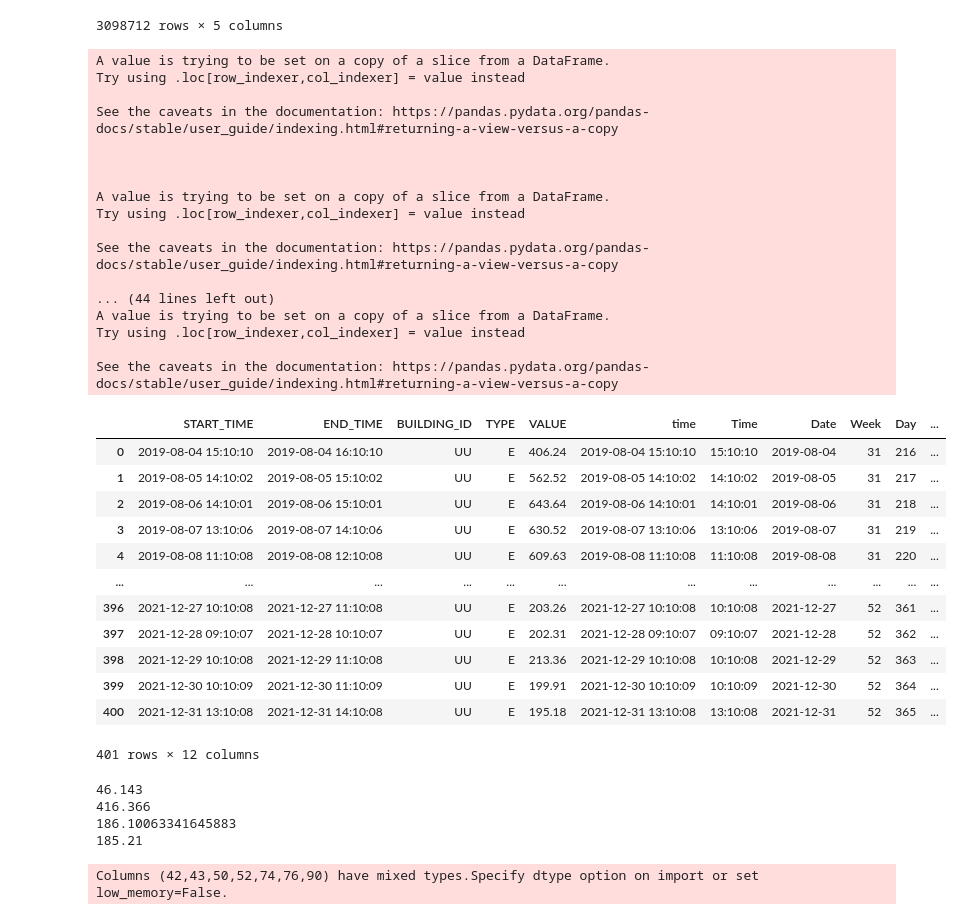
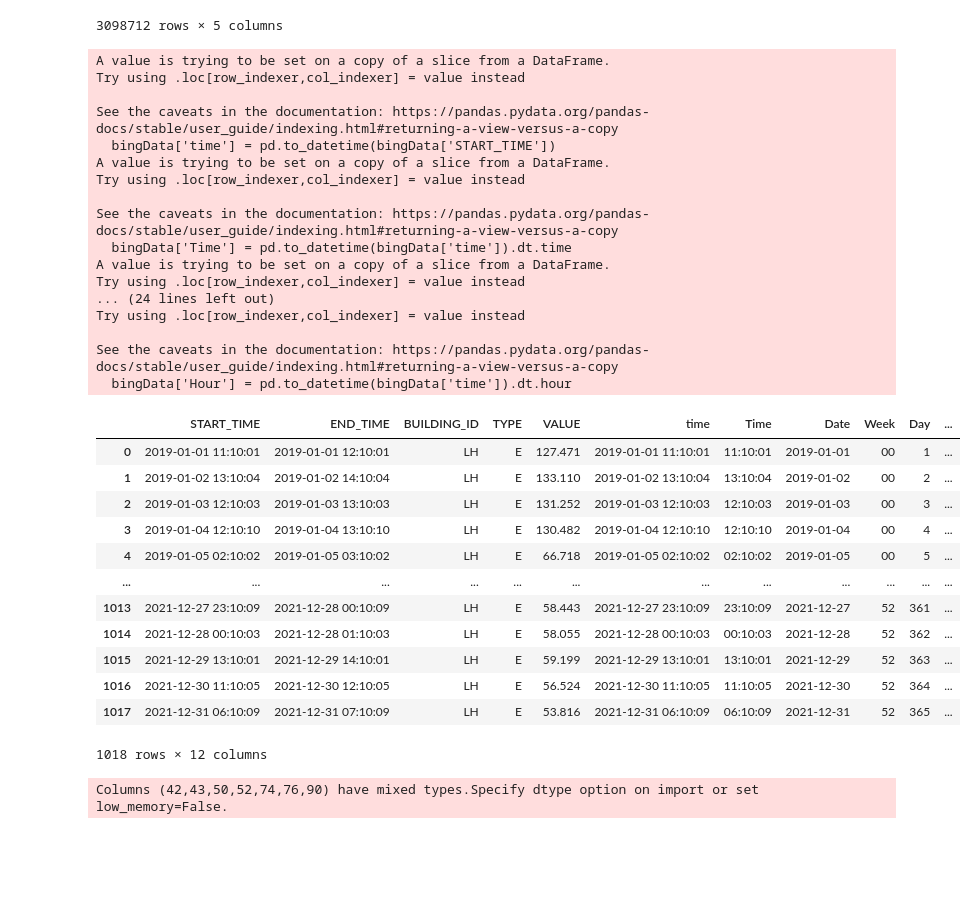
Before and after one commit to AaliyaJakir/energyResearch, a Jupyter notebook: exploring_bing_data.ipynb, the cells around one changed output. Drawn from its saved outputs; the diff is of its cells as text; code cells hidden in the pictures; blank space fills up the shorter version.

```diff
--- a/exploring_bing_data.ipynb
+++ b/exploring_bing_data.ipynb
@@ -44,74 +45,42 @@ bingData['Day'] = bingData['time'].dt.strftime("%j")
 bingData['Day'] = pd.to_numeric(bingData['Day'], errors='coerce')
 bingData['Weekday'] = bingData['time'].dt.strftime("%w")
 bingData['Hour'] = pd.to_datetime(bingData['time']).dt.hour
-
-bingData
-
-#Single the data to just the Fall Semester
-bingData['Week'] = pd.to_numeric(bingData['Week'], errors='coerce')
-bingData = bingData[bingData['Week'] >= 31]
 # %% [output]
 A value is trying to be set on a copy of a slice from a DataFrame.
 Try using .loc[row_indexer,col_indexer] = value instead
 
 See the caveats in the documentation: https://pandas.pydata.org/pandas-docs/stable/user_guide/indexing.html#returning-a-view-versus-a-copy
-
-
-
+  bingData['time'] = pd.to_datetime(bingData['START_TIME'])
 A value is trying to be set on a copy of a slice from a DataFrame.
 Try using .loc[row_indexer,col_indexer] = value instead
 
 See the caveats in the documentation: https://pandas.pydata.org/pandas-docs/stable/user_guide/indexing.html#returning-a-view-versus-a-copy
-
-... (44 lines left out)
+  bingData['Time'] = pd.to_datetime(bingData['time']).dt.time
 A value is trying to be set on a copy of a slice from a DataFrame.
+Try using .loc[row_indexer,col_indexer] = value instead
+... (24 lines left out)
 Try using .loc[row_indexer,col_indexer] = value instead
 
 See the caveats in the documentation: https://pandas.pydata.org/pandas-docs/stable/user_guide/indexing.html#returning-a-view-versus-a-copy
+  bingData['Hour'] = pd.to_datetime(bingData['time']).dt.hour
 # %%
-unionData = bingData[bingData['BUILDING_ID'] == 'UU']
 LHData = bingData[bingData['BUILDING_ID'] == 'LH']
-libData = bingData[bingData['BUILDING_ID'] == 'LH']
 
 #Found Max Demand for Each Day
-idx = unionData.groupby(['Date'])['VALUE'].transform(max) == unionData['VALUE']
-unionData = unionData[idx].drop_duplicates(['Date'], keep='first', ignore_index=True)
-unionData
-
 idx = LHData.groupby(['Date'])['VALUE'].transform(max) == LHData['VALUE']
 LHData = LHData[idx].drop_duplicates(['Date'], keep='first', ignore_index=True)
 LHData
-
-idx = libData.groupby(['Date'])['VALUE'].transform(max) == libData['VALUE']
-libData = libData[idx].drop_duplicates(['Date'], keep='first', ignore_index=True)
-
-
-#unionData = unionData.drop(unionData.index[650:],0)
-#unionData
-unionData
 # %% [output]
 |  | START_TIME | END_TIME | BUILDING_ID | TYPE | VALUE | time | Time | Date | Week | Day | ... |
-| 0 | 2019-08-04 15:10:10 | 2019-08-04 16:10:10 | UU | E | 406.24 | 2019-08-04 15:10:10 | 15:10:10 | 2019-08-04 | 31 | 216 | ... |
-| 1 | 2019-08-05 14:10:02 | 2019-08-05 15:10:02 | UU | E | 562.52 | 2019-08-05 14:10:02 | 14:10:02 | 2019-08-05 | 31 | 217 | ... |
-| 2 | 2019-08-06 14:10:01 | 2019-08-06 15:10:01 | UU | E | 643.64 | 2019-08-06 14:10:01 | 14:10:01 | 2019-08-06 | 31 | 218 | ... |
-| 3 | 2019-08-07 13:10:06 | 2019-08-07 14:10:06 | UU | E | 630.52 | 2019-08-07 13:10:06 | 13:10:06 | 2019-08-07 | 31 | 219 | ... |
-| 4 | 2019-08-08 11:10:08 | 2019-08-08 12:10:08 | UU | E | 609.63 | 2019-08-08 11:10:08 | 11:10:08 | 2019-08-08 | 31 | 220 | ... |
+| 0 | 2019-01-01 11:10:01 | 2019-01-01 12:10:01 | LH | E | 127.471 | 2019-01-01 11:10:01 | 11:10:01 | 2019-01-01 | 00 | 1 | ... |
+| 1 | 2019-01-02 13:10:04 | 2019-01-02 14:10:04 | LH | E | 133.110 | 2019-01-02 13:10:04 | 13:10:04 | 2019-01-02 | 00 | 2 | ... |
+| 2 | 2019-01-03 12:10:03 | 2019-01-03 13:10:03 | LH | E | 131.252 | 2019-01-03 12:10:03 | 12:10:03 | 2019-01-03 | 00 | 3 | ... |
+| 3 | 2019-01-04 12:10:10 | 2019-01-04 13:10:10 | LH | E | 130.482 | 2019-01-04 12:10:10 | 12:10:10 | 2019-01-04 | 00 | 4 | ... |
+| 4 | 2019-01-05 02:10:02 | 2019-01-05 03:10:02 | LH | E | 66.718 | 2019-01-05 02:10:02 | 02:10:02 | 2019-01-05 | 00 | 5 | ... |
 | ... | ... | ... | ... | ... | ... | ... | ... | ... | ... | ... | ... |
-| 396 | 2021-12-27 10:10:08 | 2021-12-27 11:10:08 | UU | E | 203.26 | 2021-12-27 10:10:08 | 10:10:08 | 2021-12-27 | 52 | 361 | ... |
-| 397 | 2021-12-28 09:10:07 | 2021-12-28 10:10:07 | UU | E | 202.31 | 2021-12-28 09:10:07 | 09:10:07 | 2021-12-28 | 52 | 362 | ... |
-| 398 | 2021-12-29 10:10:08 | 2021-12-29 11:10:08 | UU | E | 213.36 | 2021-12-29 10:10:08 | 10:10:08 | 2021-12-29 | 52 | 363 | ... |
-| 399 | 2021-12-30 10:10:09 | 2021-12-30 11:10:09 | UU | E | 199.91 | 2021-12-30 10:10:09 | 10:10:09 | 2021-12-30 | 52 | 364 | ... |
-| 400 | 2021-12-31 13:10:08 | 2021-12-31 14:10:08 | UU | E | 195.18 | 2021-12-31 13:10:08 | 13:10:08 | 2021-12-31 | 52 | 365 | ... |
+| 1013 | 2021-12-27 23:10:09 | 2021-12-28 00:10:09 | LH | E | 58.443 | 2021-12-27 23:10:09 | 23:10:09 | 2021-12-27 | 52 | 361 | ... |
+| 1014 | 2021-12-28 00:10:03 | 2021-12-28 01:10:03 | LH | E | 58.055 | 2021-12-28 00:10:03 | 00:10:03 | 2021-12-28 | 52 | 362 | ... |
+| 1015 | 2021-12-29 13:10:01 | 2021-12-29 14:10:01 | LH | E | 59.199 | 2021-12-29 13:10:01 | 13:10:01 | 2021-12-29 | 52 | 363 | ... |
+| 1016 | 2021-12-30 11:10:05 | 2021-12-30 12:10:05 | LH | E | 56.524 | 2021-12-30 11:10:05 | 11:10:05 | 2021-12-30 | 52 | 364 | ... |
+| 1017 | 2021-12-31 06:10:09 | 2021-12-31 07:10:09 | LH | E | 53.816 | 2021-12-31 06:10:09 | 06:10:09 | 2021-12-31 | 52 | 365 | ... |
-401 rows × 12 columns
+1018 rows × 12 columns
-# %%
-#px.scatter(x=libData['Date'],y=libData['VALUE'])
-print(np.min(libData['VALUE']))
-print(np.max(libData['VALUE']))
-print(np.mean(libData['VALUE']))
-print(np.median(libData['VALUE']))
-px.box(libData,x='VALUE', title='Library Data Box Plot')
-# %% [output]
-46.143
-416.366
-186.10063341645883
-185.21
```
Also changed, not shown: parts of 22 cells of this notebook.
